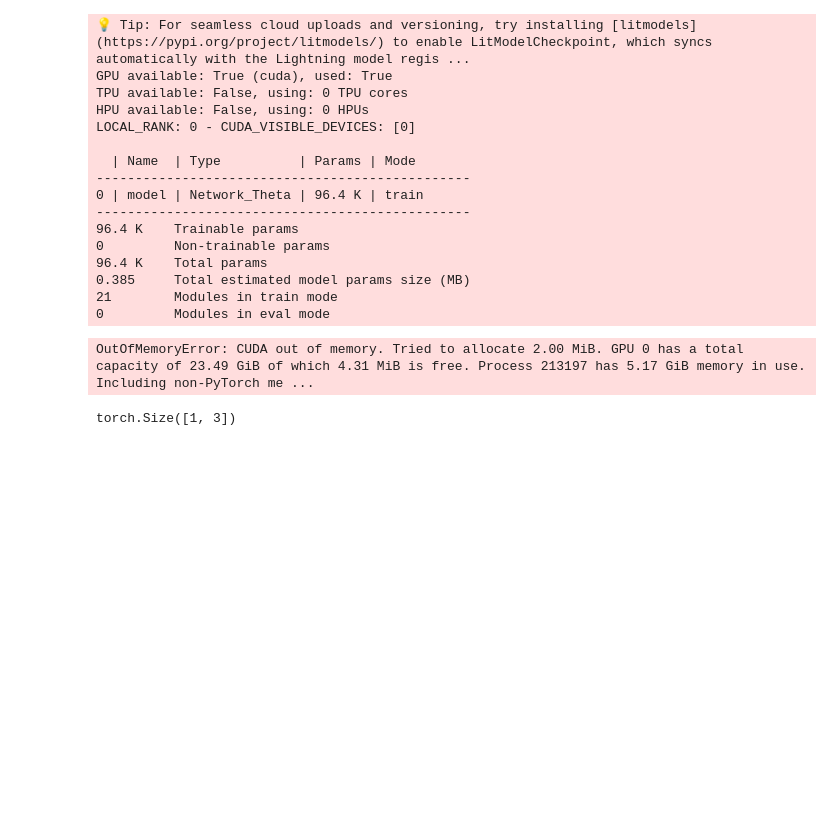
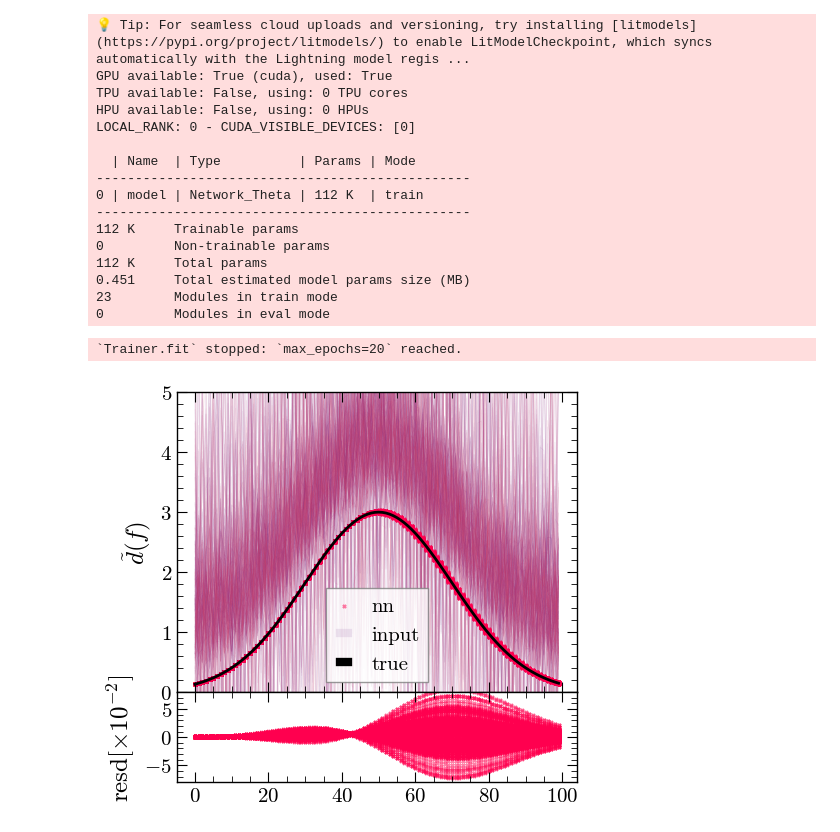
Before and after one commit to james-alvey-42/gw-mist, a Jupyter notebook: notebooks/week6/train_mu.ipynb, the cells around one changed output. Saved outputs shown, nothing was run; the diff lists cells and outputs as text; code cells hidden in the pictures; blank space fills up the shorter version.

```diff
--- a/notebooks/week6/train_mu.ipynb
+++ b/notebooks/week6/train_mu.ipynb
@@ -279,6 +283,8 @@ class Network_Theta(torch.nn.Module):
 
         self.theta_predictor = torch.nn.Sequential(
             torch.nn.Linear(Nbins, 128),
+            torch.nn.ReLU(),
+            torch.nn.Linear(128, 128),
             torch.nn.ReLU(),
             torch.nn.Linear(128, 128),
             torch.nn.ReLU(),
@@ -368,17 +374,54 @@ LOCAL_RANK: 0 - CUDA_VISIBLE_DEVICES: [0]
 
   | Name  | Type          | Params | Mode
 ------------------------------------------------
-0 | model | Network_Theta | 96.4 K | train
+0 | model | Network_Theta | 112 K  | train
 ------------------------------------------------
-96.4 K    Trainable params
+112 K     Trainable params
 0         Non-trainable params
-96.4 K    Total params
-0.385     Total estimated model params size (MB)
-21        Modules in train mode
+112 K     Total params
+0.451     Total estimated model params size (MB)
+23        Modules in train mode
 0         Modules in eval mode
-OutOfMemoryError: CUDA out of memory. Tried to allocate 2.00 MiB. GPU 0 has a total capacity of 23.49 GiB of which 4.31 MiB is free. Process 213197 has 5.17 GiB memory in use. Including non-PyTorch me ...
+`Trainer.fit` stopped: `max_epochs=20` reached.
-# %%
-a = torch.tensor([1,1,1])
-a.unsqueeze(0).shape
-# %% [output]
-torch.Size([1, 3])
+# %%
+from matplotlib import cm
+
+number =200
+magma_cmap = cm.get_cmap('magma')
+colors = magma_cmap(np.linspace(0.3, 0.6, number))
+
+fig, ax1 = pf.create_plot()
+ax2 = fig.add_axes((0,-.3,1,0.3), sharex=ax1)
+plt.setp(ax1.get_xticklabels(), visible=False)
+
+
+obs = simulator.sample(number)
+
+true = obs['xi'].cuda()
+pred = network_theta.mu(true)
+
+pred_cpu = pred.cpu().detach().numpy()
+
+xvals = np.arange(100)
+
+for i in range(number):
+    ax1.scatter(xvals, pred_cpu[i], s=5,alpha=0.5,color='#ff004f', label=('nn' if i==0 else None), marker='x')
+    resd = pred_cpu[i] - obs['mu'][0].numpy()
+    ax2.scatter(xvals, resd*10**2, s=5,alpha=0.5,color='#ff004f', label='nn', marker='x')
+
+    ax1.plot(xvals, obs['xi'][i], lw=0.5, alpha=0.1, zorder=-10, label=('input' if i==0 else None), color=colors[i])
+
+ax1.plot(xvals, obs['mu'][0], label='true', color='black', lw=2, zorder=5)
+ax1.legend()
+
+ax1.set_ylim([0,5])
+ax1.set_ylabel(r'$\tilde{d}(f)$')
+ax2.set_ylim([-8,8])
+ax2.set_ylabel(r'resd$[\times 10^{-2}]$')
+
+pf.fix_plot([ax1,ax2])
+plt.tight_layout()
+
+plt.savefig(f'figs/munet_predictor.png', dpi=700, bbox_inches = 'tight')
+# %% [output]
+[figure, added]
```
Also changed, not shown: parts of 4 cells of this notebook, 2 other files.
